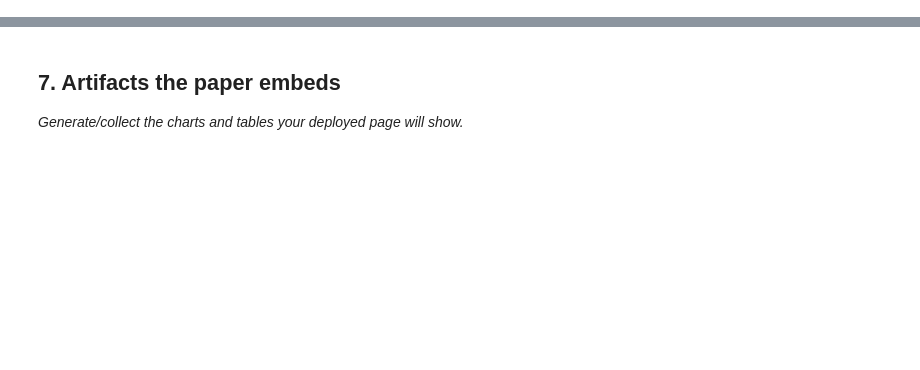
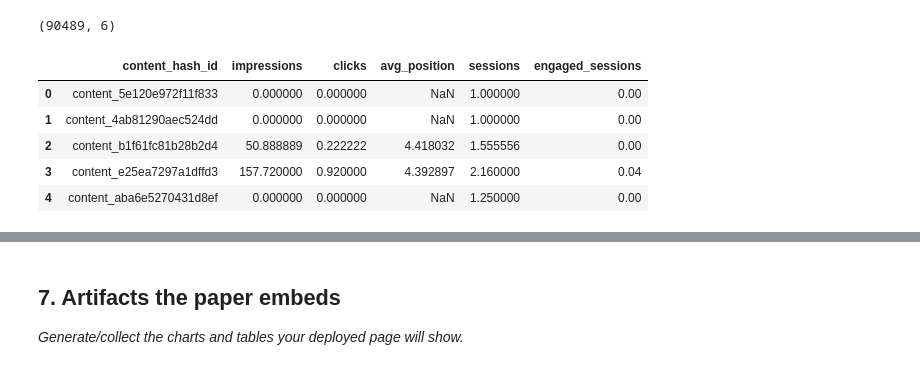
Before and after one commit to Syed-Hunain-Naqvi/Flyrank-Internship, a Jupyter notebook: work/notebooks/capstone.ipynb, the cells around one changed output, grey strips where cells are left out. Saved outputs shown, nothing was run; the diff lists cells and outputs as text; code cells hidden in the pictures; blank space fills up the shorter version.

```diff
--- a/work/notebooks/capstone.ipynb
+++ b/work/notebooks/capstone.ipynb
@@ -32,0 +76,44 @@ This skeleton is yours to fill. Work the sections **in order** — each one has
+# %%
+import duckdb
+import pandas as pd
+import numpy as np
+from google.colab import userdata
+
+hf_token = userdata.get("hf_token")
+
+con = duckdb.connect()
+
+con.execute(f"""
+CREATE SECRET (
+TYPE huggingface,
+TOKEN '{hf_token}'
+)
+""")
+
+rel = "hf://datasets/FlyRank/internship-warehouse"
+
+df = con.sql(f"""
+SELECT
+content_hash_id,
+AVG(gsc_impressions) AS impressions,
+AVG(gsc_clicks) AS clicks,
+AVG(gsc_avg_position) AS avg_position,
+AVG(ga4_sessions) AS sessions,
+AVG(ga4_engaged_sessions) AS engaged_sessions
+FROM read_parquet(
+'{rel}/fact_content_daily_performance/month=2026-03/*.parquet'
+)
+WHERE ga4_data_available IS TRUE
+GROUP BY content_hash_id
+""").df()
+
+print(df.shape)
+df.head()
+# %% [output]
+(90489, 6)
+|  | content_hash_id | impressions | clicks | avg_position | sessions | engaged_sessions |
+| 0 | content_5e120e972f11f833 | 0.000000 | 0.000000 | NaN | 1.000000 | 0.00 |
+| 1 | content_4ab81290aec524dd | 0.000000 | 0.000000 | NaN | 1.000000 | 0.00 |
+| 2 | content_b1f61fc81b28b2d4 | 50.888889 | 0.222222 | 4.418032 | 1.555556 | 0.00 |
+| 3 | content_e25ea7297a1dffd3 | 157.720000 | 0.920000 | 4.392897 | 2.160000 | 0.04 |
+| 4 | content_aba6e5270431d8ef | 0.000000 | 0.000000 | NaN | 1.250000 | 0.00 |
```
Also changed, not shown: parts of 27 cells of this notebook.
